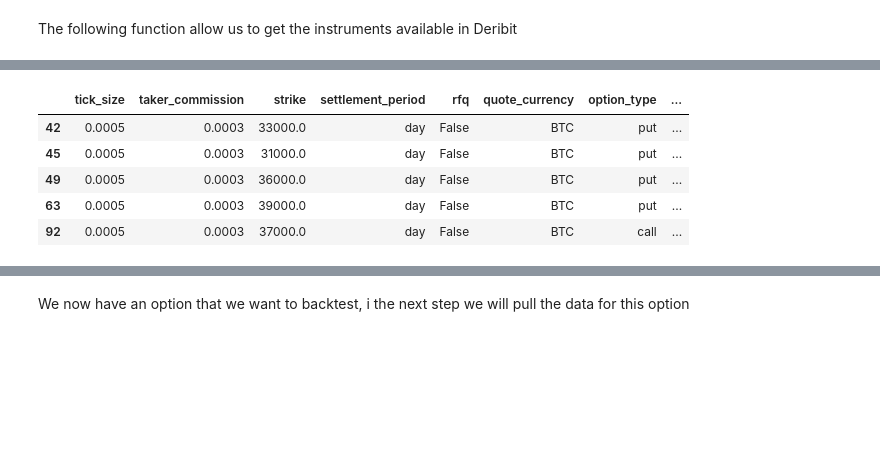
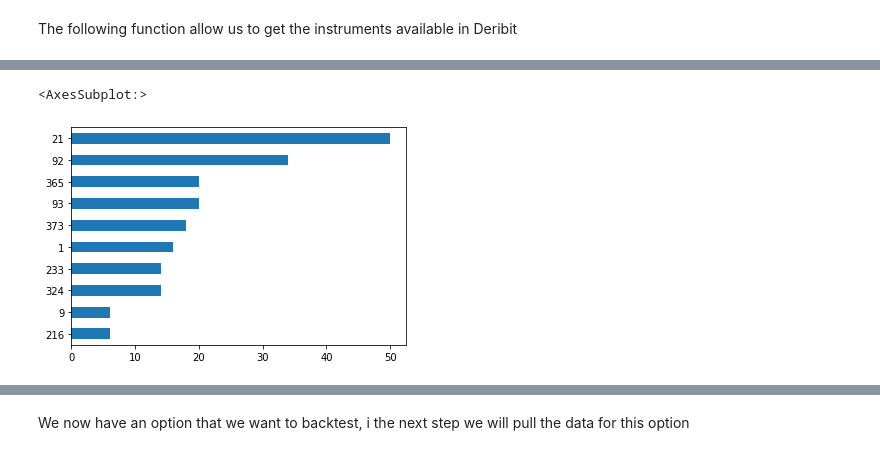
Before and after one commit to marcNY/crypto_option_dashboard, a Jupyter notebook: notebooks/demo.ipynb, the cells around one changed output, grey strips where cells are left out. Drawn from its saved outputs; the diff is of its cells as text; code cells hidden in the pictures; blank space fills up the shorter version.

```diff
--- a/notebooks/demo.ipynb
+++ b/notebooks/demo.ipynb
@@ -52,13 +55,9 @@ Timestamp('2022-01-26 03:00:00')
 # %%
 # get all options type for the closest settlement time
 date_of_interest = instruments.expiration_time.min()
-instruments.loc[
-    instruments.expiration_time == date_of_interest
-].head(5)
+instruments["life_of_option"]=instruments.expiration_time-instruments.creation_time
+instruments["life_of_option"].dt.days.value_counts().head(10).sort_values().plot(kind = 'barh')
+#instruments.sort_values(by=["life_of_option","expiration_time"],ascending=[0,1]).head()
 # %% [output]
-|  | tick_size | taker_commission | strike | settlement_period | rfq | quote_currency | option_type | ... |
-| 42 | 0.0005 | 0.0003 | 33000.0 | day | False | BTC | put | ... |
-| 45 | 0.0005 | 0.0003 | 31000.0 | day | False | BTC | put | ... |
-| 49 | 0.0005 | 0.0003 | 36000.0 | day | False | BTC | put | ... |
-| 63 | 0.0005 | 0.0003 | 39000.0 | day | False | BTC | put | ... |
-| 92 | 0.0005 | 0.0003 | 37000.0 | day | False | BTC | call | ... |
+<AxesSubplot:>
+[figure, added]
```
Also changed, not shown: parts of 13 cells of this notebook, 1 other file.
